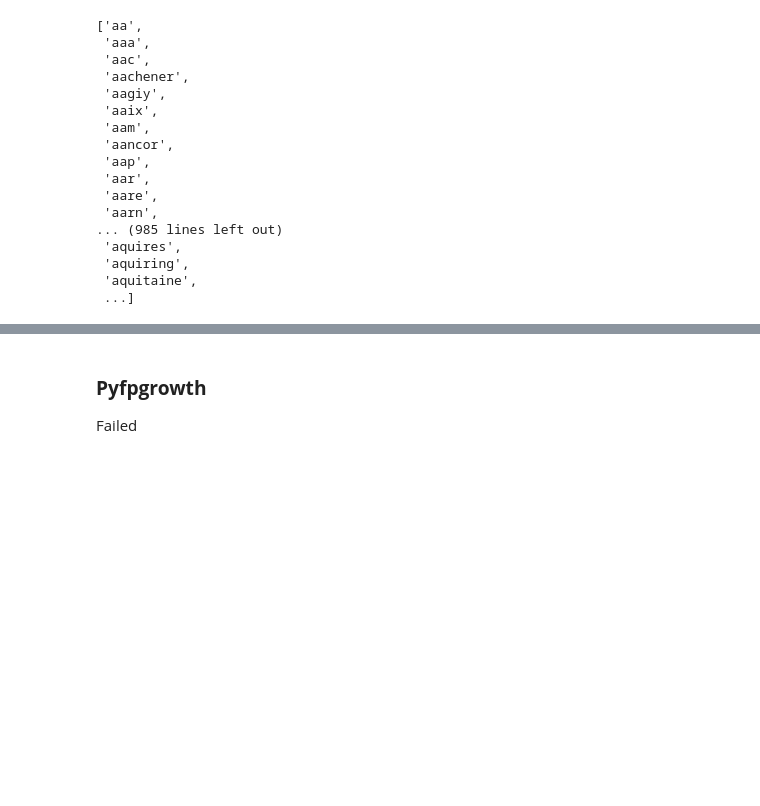
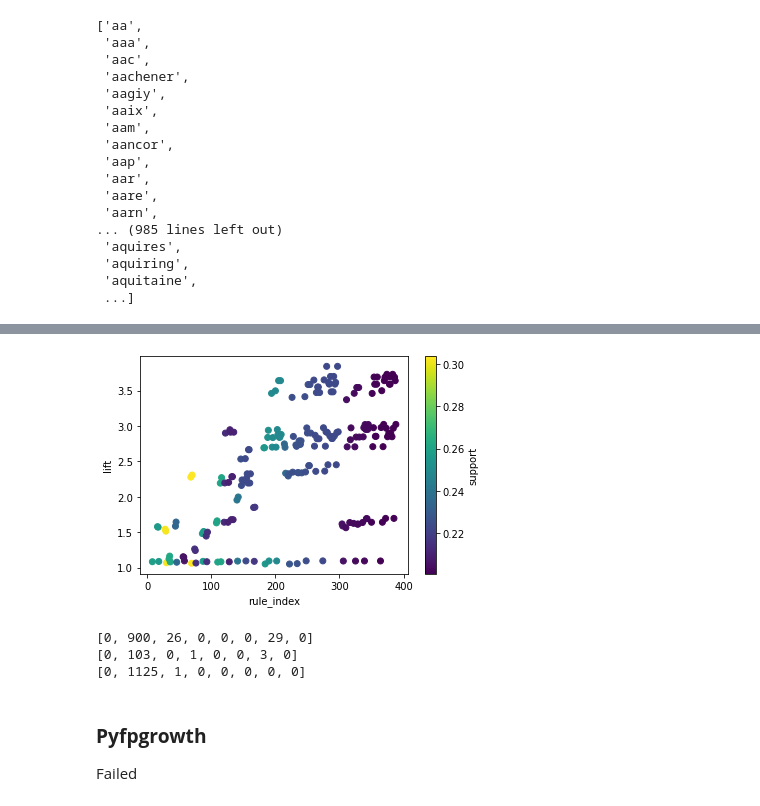
Before and after one commit to Airinelizabath/Association-Rule-Mining, a Jupyter notebook: exp2.ipynb, the cells around one changed output, grey strips where cells are left out. Drawn from its saved outputs; the diff is of its cells as text; code cells hidden in the pictures; blank space fills up the shorter version.

```diff
--- a/exp2.ipynb
+++ b/exp2.ipynb
@@ -435,0 +505,9 @@ association_rules(fp, metric='confidence', min_threshold=0.2, support_only=False
+# %%
+import matplotlib.pyplot as plt
+plt.scatter(antrest.index.values,antrest['lift'],c=antrest['support'])
+plt.xlabel('rule_index')
+plt.ylabel('lift')
+plt.colorbar(label="support")
+plt.show()
+# %% [output]
+[figure, added]
@@ -436,3 +534,11 @@ association_rules(fp, metric='confidence', min_threshold=0.2, support_only=False
+# %%
+print(c)
+print(d)
+print(f)
+# %% [output]
+[0, 900, 26, 0, 0, 0, 29, 0]
+[0, 103, 0, 1, 0, 0, 3, 0]
+[0, 1125, 1, 0, 0, 0, 0, 0]
 # %% [markdown]
 ### **Pyfpgrowth**
 
```
Also changed, not shown: parts of 76 cells of this notebook.
